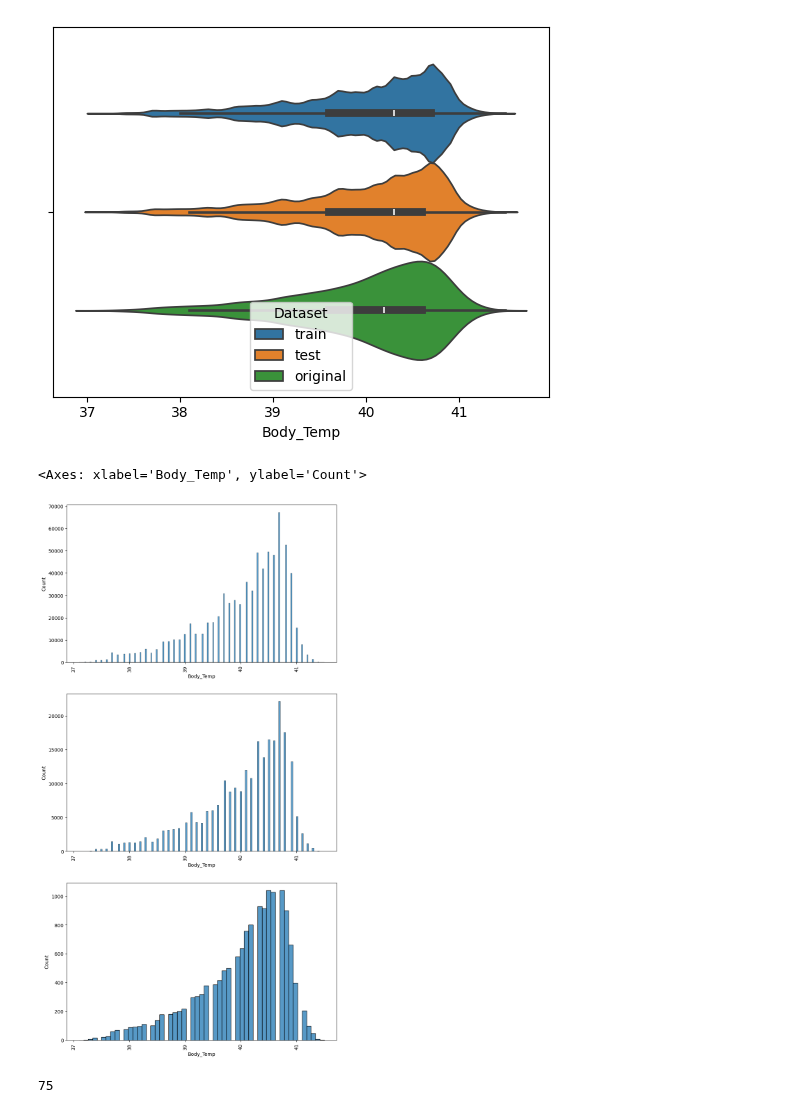
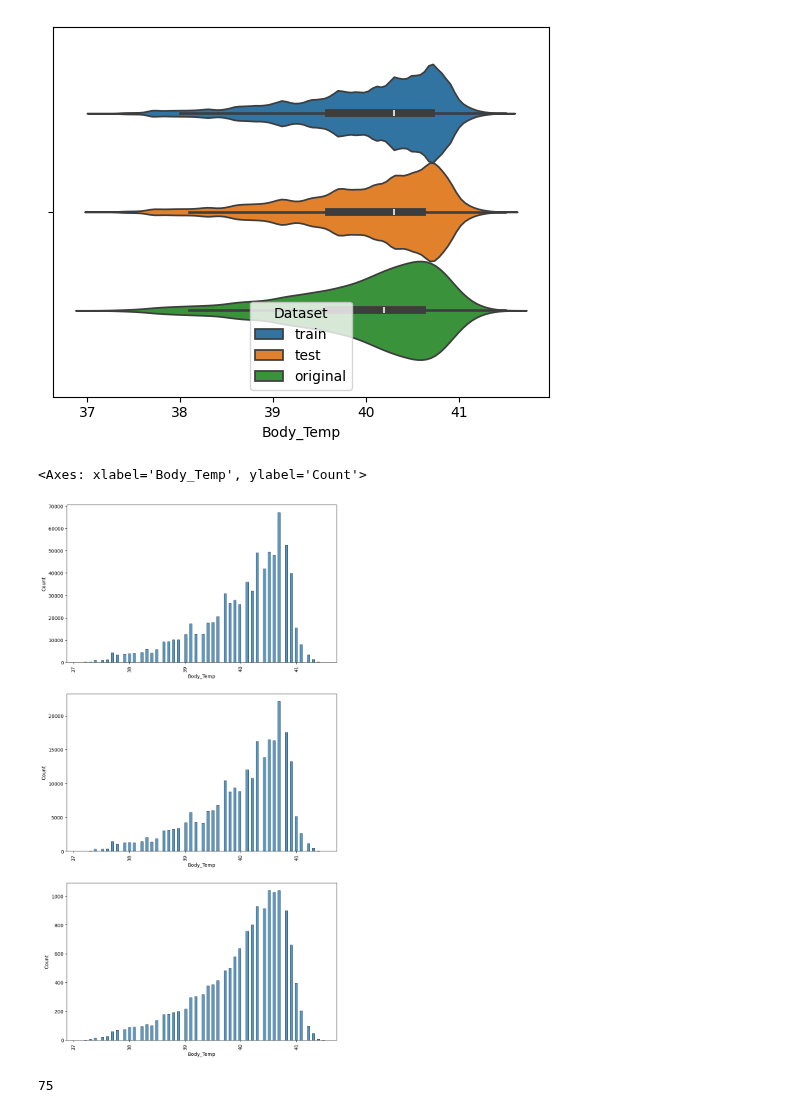
Before and after one commit to LoneCoder21/Kaggle-Notebooks, a Jupyter notebook: Regression/Calorie Expenditure/eda.ipynb, the cells around one changed output. Cells and saved outputs as stored; diff of their text form; code cells hidden in the pictures.

```diff
--- a/Regression/Calorie Expenditure/eda.ipynb
+++ b/Regression/Calorie Expenditure/eda.ipynb
@@ -262,16 +263,16 @@ sns.violinplot(df, x="Body_Temp", hue="Dataset")
 # %%
 fig, axes = plt.subplots(3,1,figsize=(10,20))
 
 axes[0].tick_params(axis='x', labelrotation=90)
 axes[1].tick_params(axis='x', labelrotation=90)
 axes[2].tick_params(axis='x', labelrotation=90)
 
-sns.histplot(train, x="Body_Temp",ax=axes[0])
-sns.histplot(test, x="Body_Temp",ax=axes[1])
-sns.histplot(original, x="Body_Temp",ax=axes[2])
+sns.histplot(train, x="Body_Temp",ax=axes[0], bins=100)
+sns.histplot(test, x="Body_Temp",ax=axes[1], bins=100)
+sns.histplot(original, x="Body_Temp",ax=axes[2], bins=100)
 # %% [output]
 <Axes: xlabel='Body_Temp', ylabel='Count'>
-[figure, old version]
+[figure, new version]
 # %%
 train["Body_Temp"].unique().shape[0]
 # %% [output]
```
Also changed, not shown: parts of 4 cells of this notebook.
